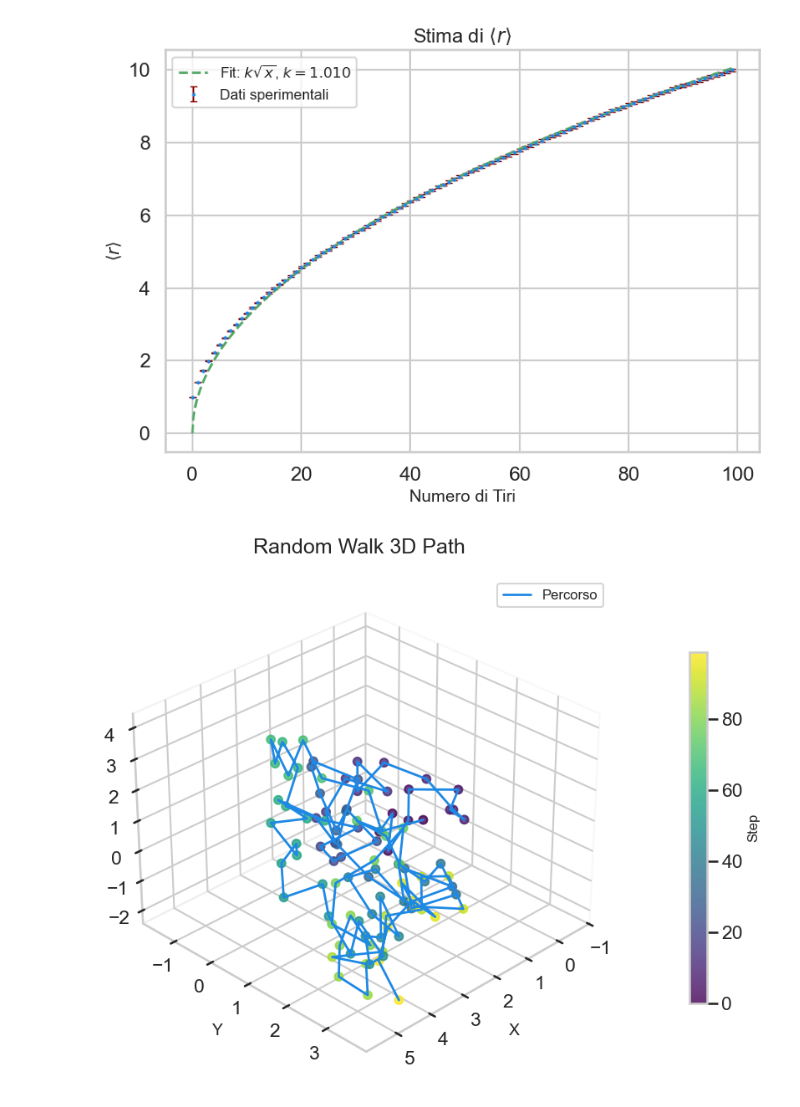
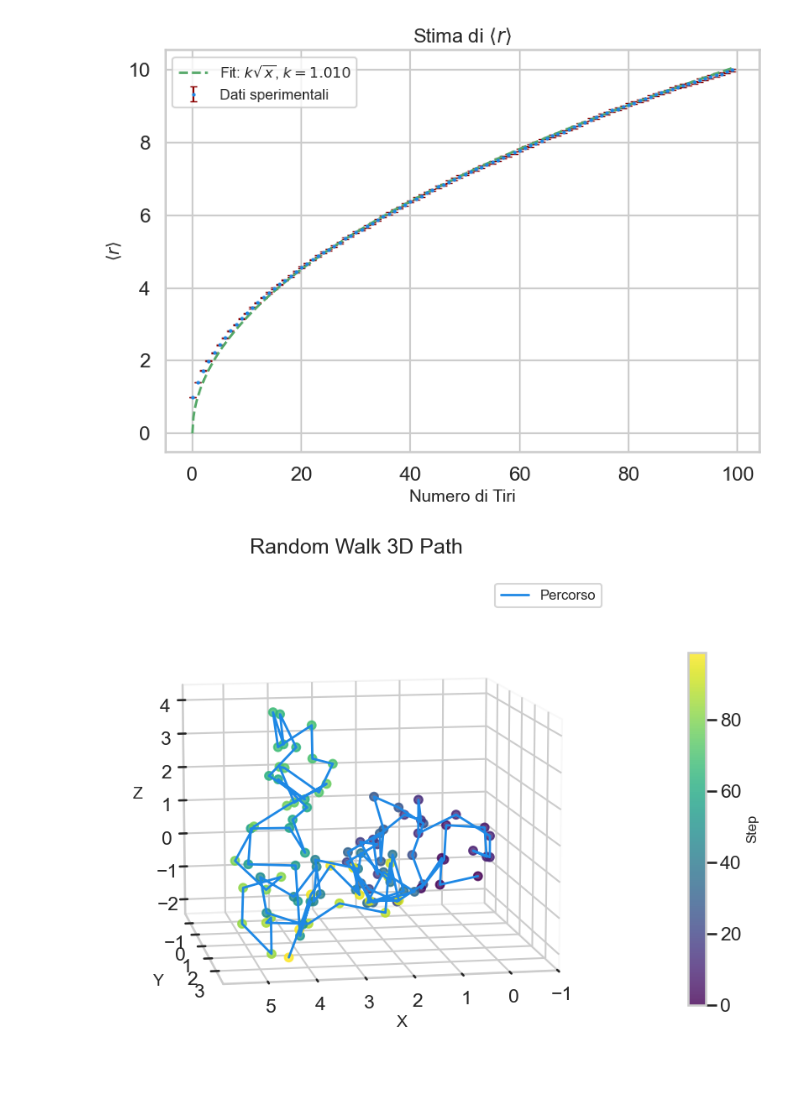
Before and after one commit to filmauri/LSN, a Jupyter notebook: 02/Esercizio2.ipynb, the cells around one changed output. Drawn from its saved outputs; the diff is of its cells as text; code cells hidden in the pictures.

```diff
--- a/02/Esercizio2.ipynb
+++ b/02/Esercizio2.ipynb
@@ -334,48 +256,32 @@ plt.show()
 # %% [output]
 [figure]
 # %%
-# Imposta lo stile moderno e pulito di Seaborn
 sns.set_theme(style="whitegrid", context="talk")
-
-# Leggi i dati dal file e assegna nomi alle colonne per chiarezza
 data = pd.read_csv('02.2/continuousWalk.dat', sep=' ', header=None, names=['Step', 'X', 'Y', 'Z'])
-
-# Estrai le coordinate
 x = data['X']
 y = data['Y']
 z = data['Z']
+fig = plt.figure(figsize=(10, 7))
 
-# Crea la figura e il subplot 3D con dimensioni adeguate
-fig = plt.figure(figsize=(10, 7))
 ax = fig.add_subplot(111, projection='3d')
-
-# Plotta il percorso come linea continua
 ax.plot(x, y, z, color='#1E88E5', lw=2, label='Percorso')
-
-# Plotta i punti del percorso con un gradiente di colore in base al numero di step
 sc = ax.scatter(x, y, z, c=np.arange(len(x)), cmap='viridis', s=50, alpha=0.8)
-
-# Aggiungi una barra dei colori per indicare gli step
 cbar = plt.colorbar(sc, ax=ax, pad=0.1, shrink=0.7)
 cbar.set_label('Step', fontsize=12)
 
-# Etichette e titolo con font adeguato e padding per una migliore leggibilità
 ax.set_xlabel('X', labelpad=10, fontsize=14)
 ax.set_ylabel('Y', labelpad=10, fontsize=14)
 ax.set_zlabel('Z', labelpad=10, fontsize=14)
 ax.set_title('Random Walk 3D Path', fontsize=18, pad=20)
 
-# Imposta un angolo di visualizzazione ottimale
-ax.view_init(elev=30, azim=45)
+ax.view_init(elev=10, azim=80)
 
-# Rimuovi il riempimento dei pannelli per un look più "open"
 ax.xaxis.pane.fill = False
 ax.yaxis.pane.fill = False
 ax.zaxis.pane.fill = False
 
-# Aggiungi la legenda e visualizza il grafico
 plt.legend(fontsize=12)
 plt.tight_layout()
 plt.show()
 # %% [output]
-[figure, old version]
+[figure, new version]
```
Also changed, not shown: parts of 14 cells of this notebook, 16 other files.
